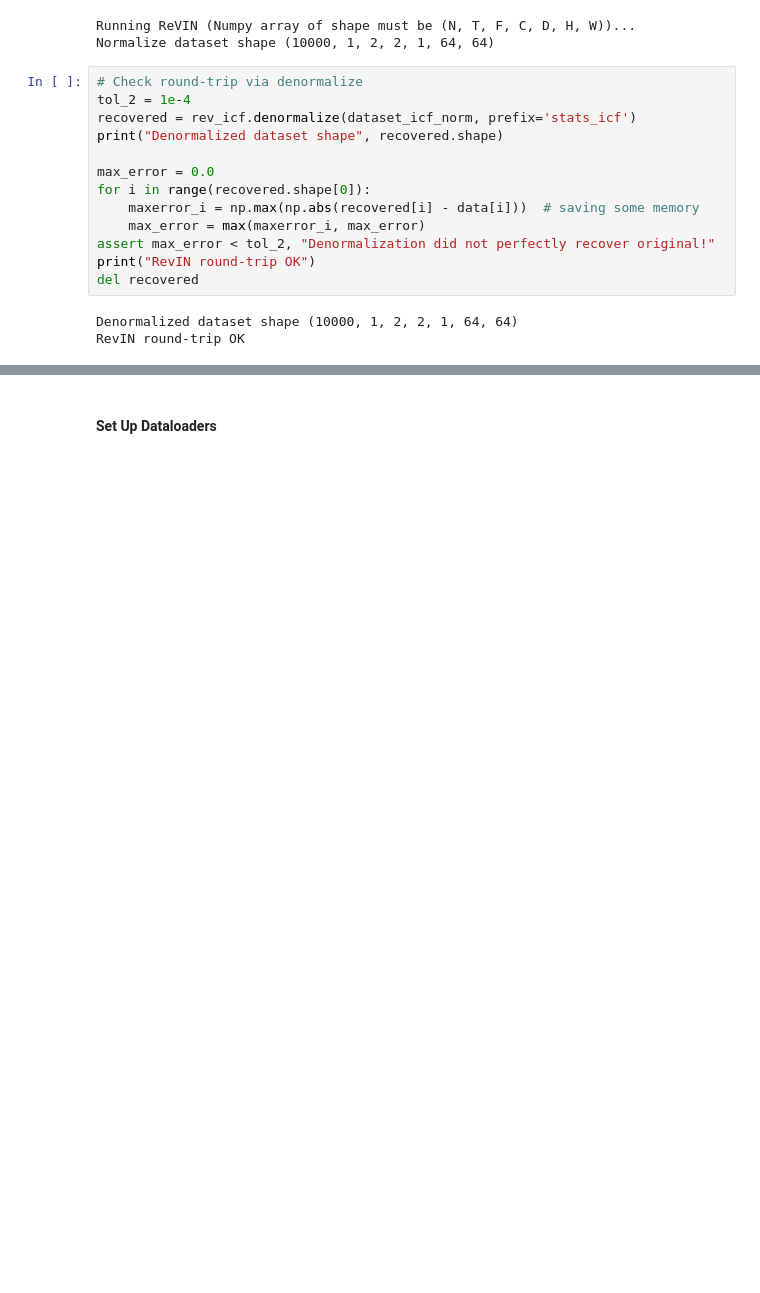
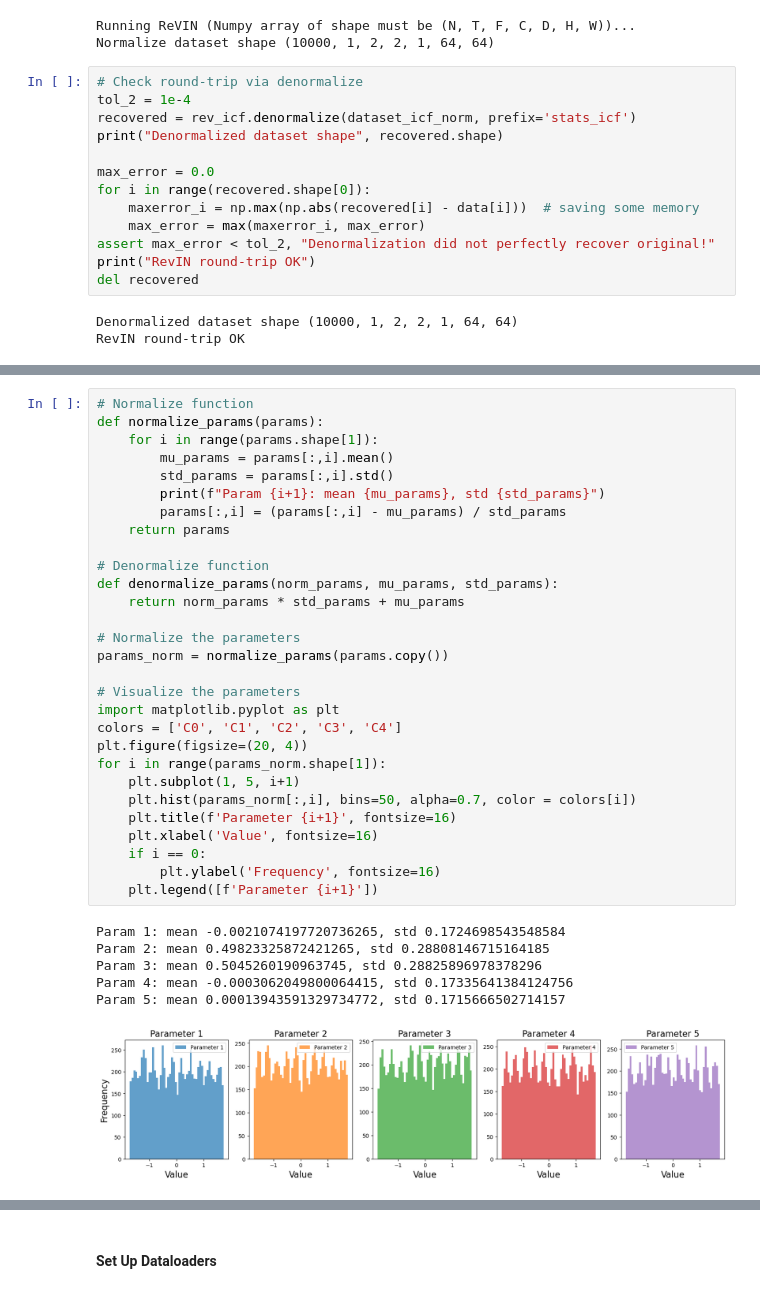
Before and after one commit to lanl/MORPH, a Jupyter notebook: experiments/ft_llnl_jag/icf_data.ipynb, the cells around one changed output, grey strips where cells are left out. Drawn from its saved outputs; the diff is of its cells as text; blank space fills up the shorter version.

```diff
--- a/experiments/ft_llnl_jag/icf_data.ipynb
+++ b/experiments/ft_llnl_jag/icf_data.ipynb
@@ -205,0 +229,36 @@ RevIN round-trip OK
+# %%
+# Normalize function
+def normalize_params(params):
+    for i in range(params.shape[1]):
+        mu_params = params[:,i].mean()
+        std_params = params[:,i].std()
+        print(f"Param {i+1}: mean {mu_params}, std {std_params}")
+        params[:,i] = (params[:,i] - mu_params) / std_params
+    return params
+
+# Denormalize function
+def denormalize_params(norm_params, mu_params, std_params):
+    return norm_params * std_params + mu_params
+
+# Normalize the parameters
+params_norm = normalize_params(params.copy())
+
+# Visualize the parameters
+import matplotlib.pyplot as plt
+colors = ['C0', 'C1', 'C2', 'C3', 'C4']
+plt.figure(figsize=(20, 4))
+for i in range(params_norm.shape[1]):
+    plt.subplot(1, 5, i+1)
+    plt.hist(params_norm[:,i], bins=50, alpha=0.7, color = colors[i])
+    plt.title(f'Parameter {i+1}', fontsize=16)
+    plt.xlabel('Value', fontsize=16)
+    if i == 0:
+        plt.ylabel('Frequency', fontsize=16)
+    plt.legend([f'Parameter {i+1}'])
+# %% [output]
+Param 1: mean -0.0021074197720736265, std 0.1724698543548584
+Param 2: mean 0.49823325872421265, std 0.28808146715164185
+Param 3: mean 0.5045260190963745, std 0.28825896978378296
+Param 4: mean -0.0003062049800064415, std 0.17335641384124756
+Param 5: mean 0.00013943591329734772, std 0.1715666502714157
+[figure, added]
```
Also changed, not shown: parts of 33 cells of this notebook.
